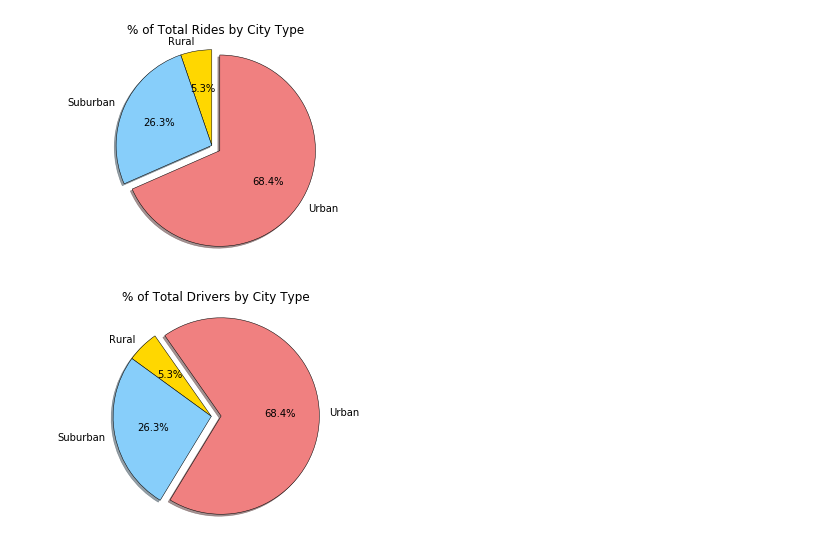
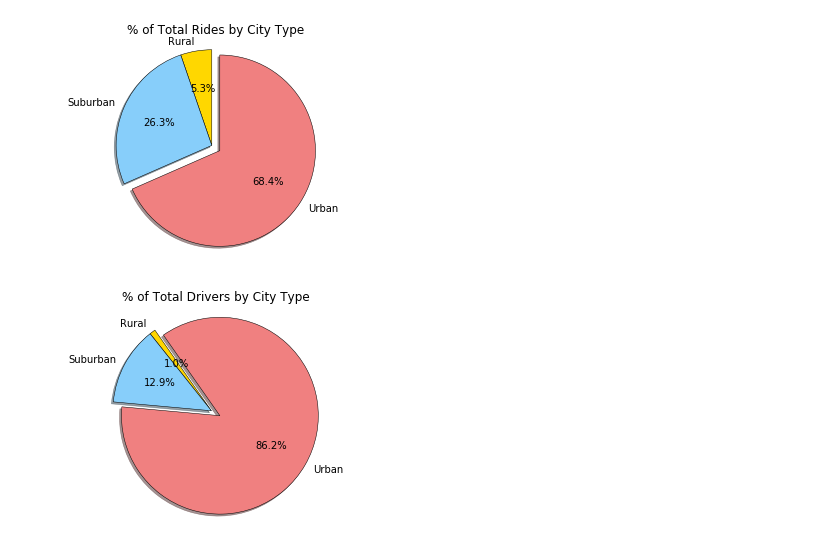
Before and after one commit to alphacart/Matplotlib, a Jupyter notebook: Pyber/Pyber.ipynb, the cells around one changed output. Drawn from its saved outputs; the diff is of its cells as text; code cells hidden in the pictures.

```diff
--- a/Pyber/Pyber.ipynb
+++ b/Pyber/Pyber.ipynb
@@ -116,14 +114,14 @@ plt.show()
 # %%
 # of driver per city type
 
-driver_sum = merged_df.groupby('type').count()['driver_count']
+driver_sum = merged_df.groupby('type').sum()['driver_count']
 
 # labels = city_ride_pie_index
 labels = driver_sum.index
 
 plt.pie(driver_sum,  explode = explode, labels = driver_sum.index, colors = colors, autopct = "%1.1f%%", shadow = True, startangle = 125,wedgeprops = {'linewidth': .5, 'edgecolor': 'black'})
 plt.title('% of Total Drivers by City Type')
 plt.axis('equal')
 plt.show()
 # %% [output]
-[figure, old version]
+[figure, new version]
```
Also changed, not shown: parts of 2 cells of this notebook.
